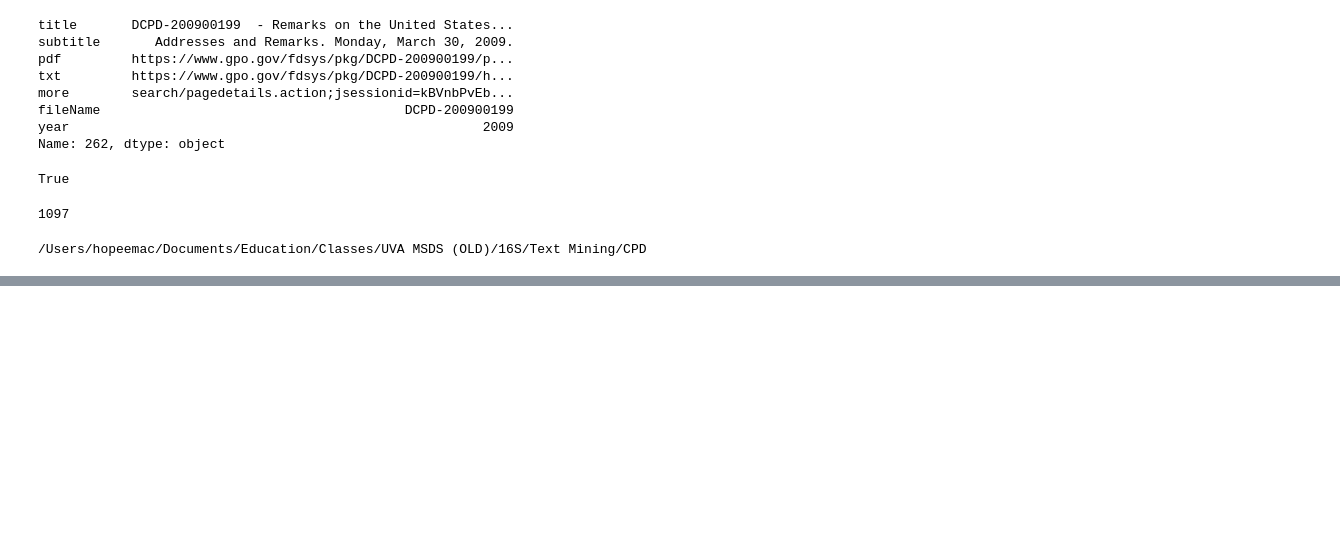
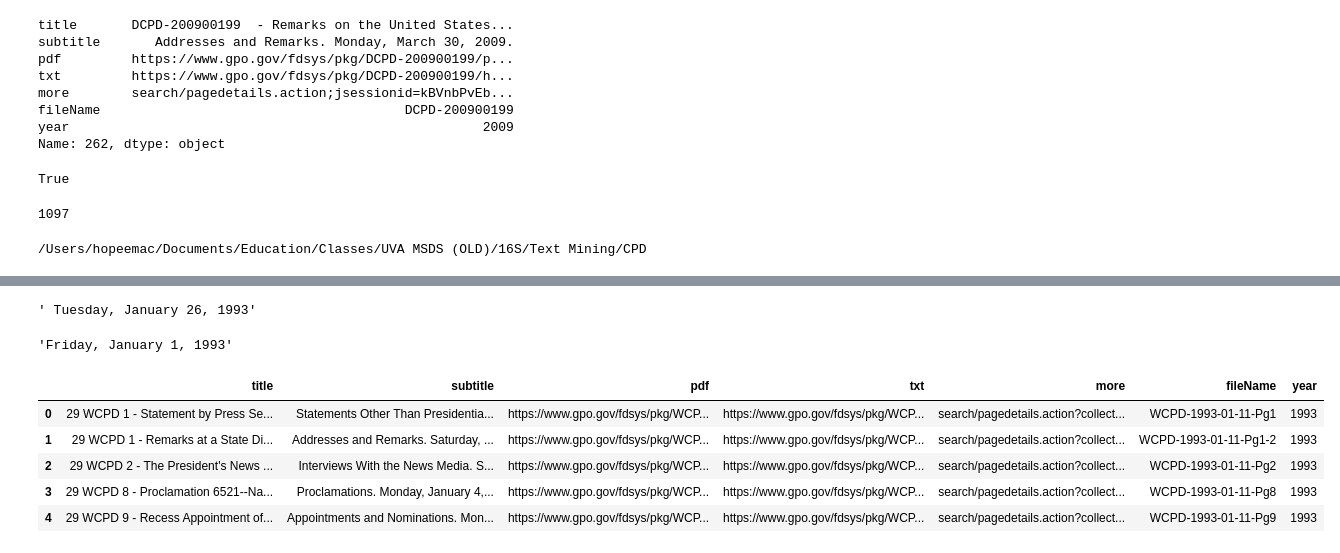
Before and after one commit to hopeemac/PresidentialDocs_TextMining, a Jupyter notebook: CPD Webscraper.ipynb, the cells around one changed output, grey strips where cells are left out. Drawn from its saved outputs; the diff is of its cells as text; code cells hidden in the pictures; blank space fills up the shorter version.

Commit message:
updated scraper to extract date and President, added text files for buzz words

```diff
--- a/CPD Webscraper.ipynb
+++ b/CPD Webscraper.ipynb
@@ -342,0 +393,4 @@ cleanMasterPlus.to_csv('./cpd_wMeta_'+yr+'.csv')
+# %%
+x.split('.')[1]
+# %% [output]
+' Tuesday, January 26, 1993'
@@ -342,0 +399,18 @@ cleanMasterPlus.to_csv('./cpd_wMeta_'+yr+'.csv')
+# %%
+df.loc[0,'date']
+# %% [output]
+'Friday, January 1, 1993'
+# %%
+datafilepath = '/Users/hopeemac/Documents/Education/Classes/UVA MSDS (OLD)/16S/Text Mining/CPD/CPD/metadata/'
+# %%
+yr = '1993'
+cleanMaster = pd.read_csv(datafilepath+'cpd_'+str(yr)+'.csv')
+# %%
+cleanMaster[0:5]
+# %% [output]
+|  | title | subtitle | pdf | txt | more | fileName | year |
+| 0 | 29 WCPD 1 - Statement by Press Se... | Statements Other Than Presidentia... | https://www.gpo.gov/fdsys/pkg/WCP... | https://www.gpo.gov/fdsys/pkg/WCP... | search/pagedetails.action?collect... | WCPD-1993-01-11-Pg1 | 1993 |
+| 1 | 29 WCPD 1 - Remarks at a State Di... | Addresses and Remarks. Saturday, ... | https://www.gpo.gov/fdsys/pkg/WCP... | https://www.gpo.gov/fdsys/pkg/WCP... | search/pagedetails.action?collect... | WCPD-1993-01-11-Pg1-2 | 1993 |
+| 2 | 29 WCPD 2 - The President's News ... | Interviews With the News Media. S... | https://www.gpo.gov/fdsys/pkg/WCP... | https://www.gpo.gov/fdsys/pkg/WCP... | search/pagedetails.action?collect... | WCPD-1993-01-11-Pg2 | 1993 |
+| 3 | 29 WCPD 8 - Proclamation 6521--Na... | Proclamations. Monday, January 4,... | https://www.gpo.gov/fdsys/pkg/WCP... | https://www.gpo.gov/fdsys/pkg/WCP... | search/pagedetails.action?collect... | WCPD-1993-01-11-Pg8 | 1993 |
+| 4 | 29 WCPD 9 - Recess Appointment of... | Appointments and Nominations. Mon... | https://www.gpo.gov/fdsys/pkg/WCP... | https://www.gpo.gov/fdsys/pkg/WCP... | search/pagedetails.action?collect... | WCPD-1993-01-11-Pg9 | 1993 |
```
Also changed, not shown: parts of 18 cells of this notebook, 3 other files.
